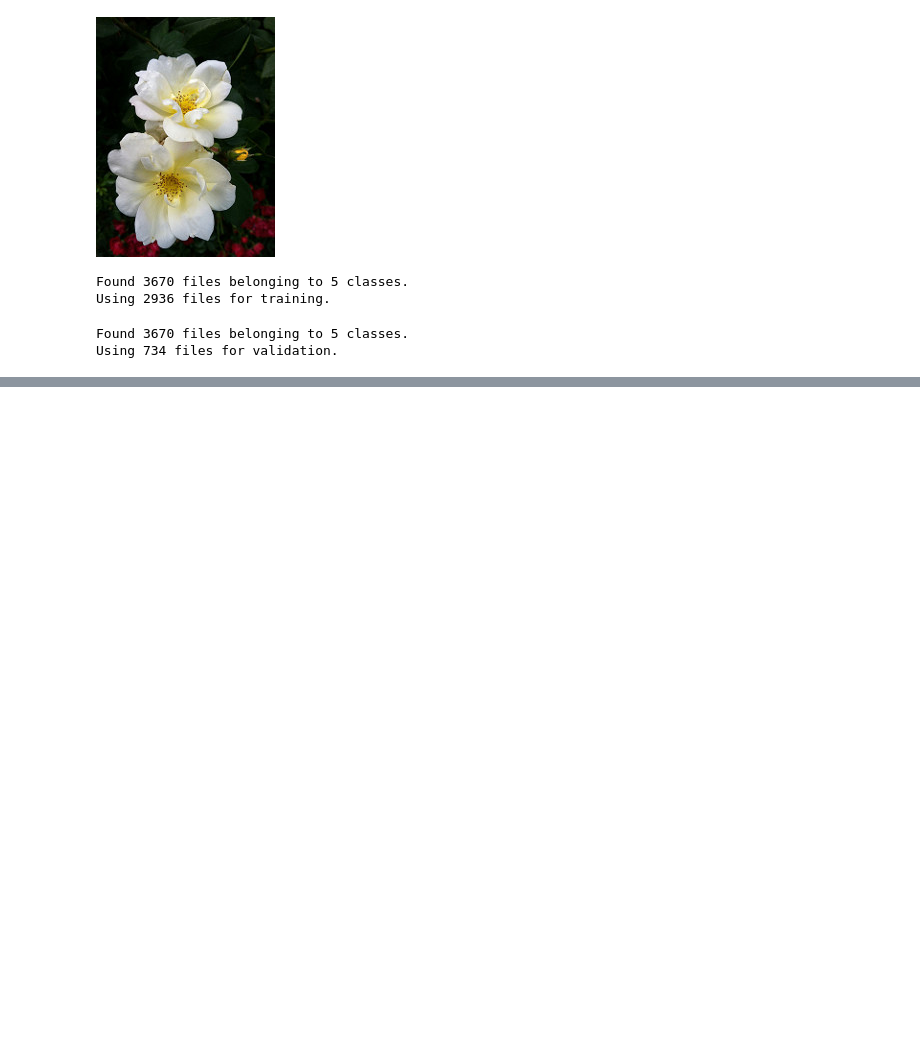
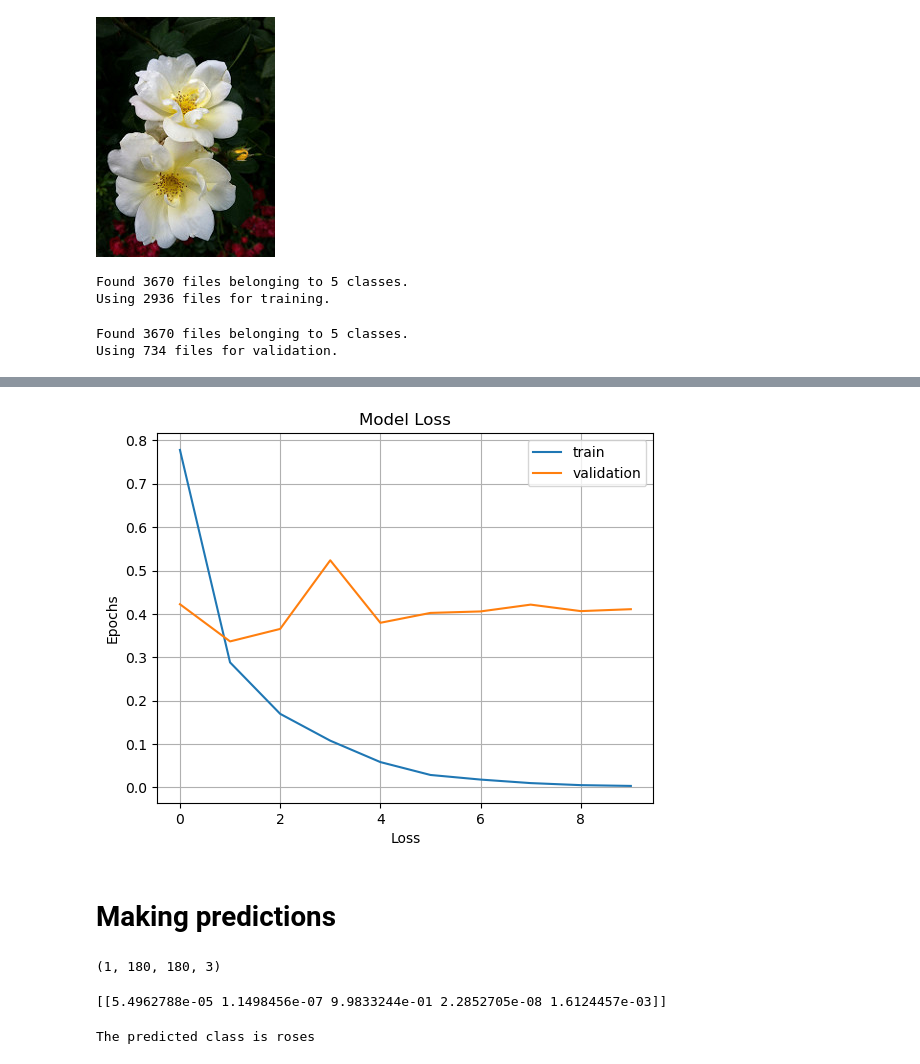
Before and after one commit to NikhilDevassia/Transfer-Learning-Resnet-50-, a Jupyter notebook: Transfer learning resnet50.ipynb, the cells around one changed output, grey strips where cells are left out. Drawn from its saved outputs; the diff is of its cells as text; code cells hidden in the pictures; blank space fills up the shorter version.

```diff
--- a/Transfer learning resnet50.ipynb
+++ b/Transfer learning resnet50.ipynb
@@ -59,0 +148,33 @@ Using 734 files for validation.
+# %%
+# loss
+plt.plot(history.history['loss'])
+plt.plot(history.history['val_loss'])
+plt.grid()
+plt.title('Model Loss')
+plt.ylabel('Epochs')
+plt.xlabel('Loss')
+plt.legend(['train', 'validation'])
+plt.show()
+# %% [output]
+[figure, added]
+# %% [markdown]
+# Making predictions
+# %%
+import cv2
+image = cv2.imread(str(roses[0]))
+image_resize = cv2.resize(image, (img_h, img_w)) # resizing the image
+image = np.expand_dims(image_resize, axis=0) # expanding dimensions
+print(image.shape)
+# %% [output]
+(1, 180, 180, 3)
+# %%
+pred = resnet_model.predict(image)
+print(pred)
+# %% [output]
+[[5.4962788e-05 1.1498456e-07 9.9833244e-01 2.2852705e-08 1.6124457e-03]]
+# %%
+# taking max probabilty form the softmax activation
+output_class = class_name[np.argmax(pred)]
+print('The predicted class is', output_class)
+# %% [output]
+The predicted class is roses
```
Also changed, not shown: parts of 8 cells of this notebook.
